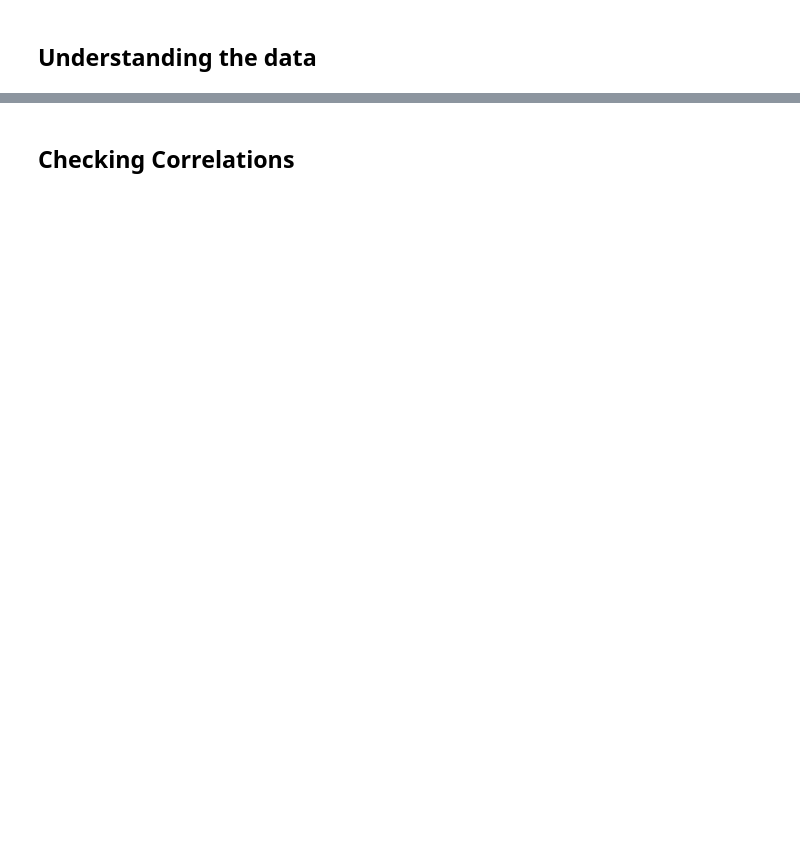
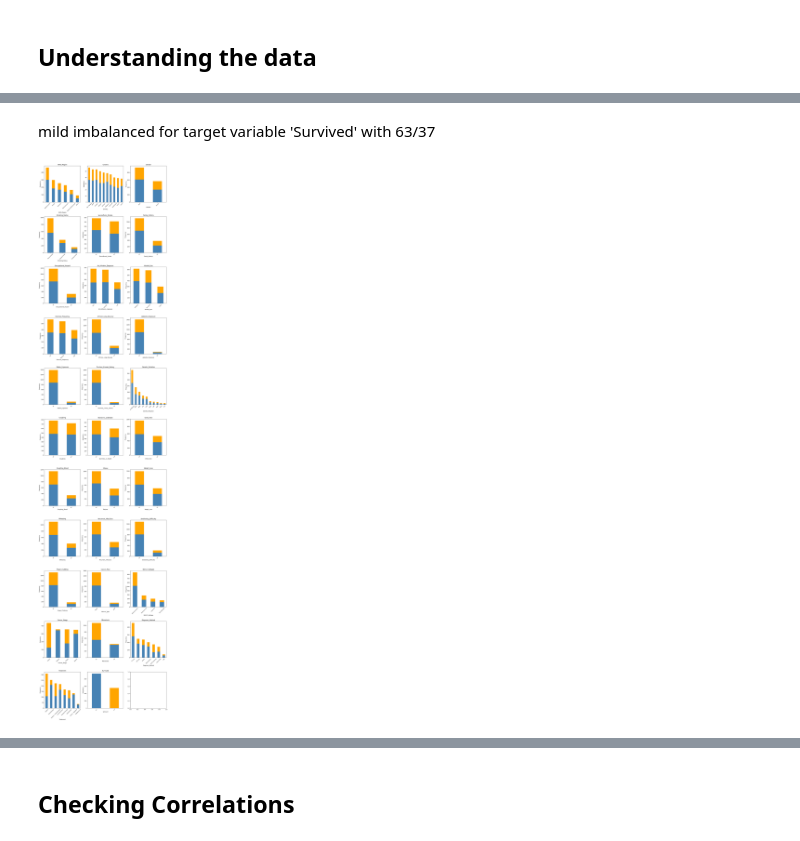
Before and after one commit to jdncpng/dpp-projekt, a Jupyter notebook: notebooks/01_exploration.ipynb, the cells around one changed output, grey strips where cells are left out. Saved outputs shown, nothing was run; the diff lists cells and outputs as text; code cells hidden in the pictures; blank space fills up the shorter version.

```diff
--- a/notebooks/01_exploration.ipynb
+++ b/notebooks/01_exploration.ipynb
@@ -93,0 +79,6 @@ np.int64(0)
+# %%
+# checking objects
+cat_cols = df.select_dtypes(include='object').drop(columns=['Patient_ID', 'Diagnosis_Date'])
+
+for col in cat_cols:
+    print(f"{df.loc[:, col].value_counts()}\n")
@@ -93,0 +103,20 @@ np.int64(0)
+# %% [markdown]
+mild imbalanced for target variable 'Survived' with 63/37
+# %%
+# Create barplots for categorical columns
+n_cols = len(cat_cols.columns)
+fig, axs = plt.subplots(nrows=n_cols // 3 + 1, ncols=3, figsize=(15, n_cols * 2))
+axs = axs.flatten()
+
+for idx, col in enumerate(cat_cols.columns):
+    top_cats = df[col].value_counts().head(10).index
+    data = df[df[col].isin(top_cats)].groupby([col, 'Survived']).size().unstack(fill_value=0).reindex(top_cats)
+    data.plot(kind='bar', stacked=True, ax=axs[idx], color=['steelblue', 'orange'], legend=False)
+    axs[idx].set_title(col, fontsize=12)
+    axs[idx].set_ylabel('Frequency')
+    axs[idx].tick_params(axis='x', rotation=45, labelsize=8)
+
+plt.tight_layout()
+plt.show()
+# %% [output]
+[figure, added]
```
Also changed, not shown: parts of 19 cells of this notebook, 1 other file.
